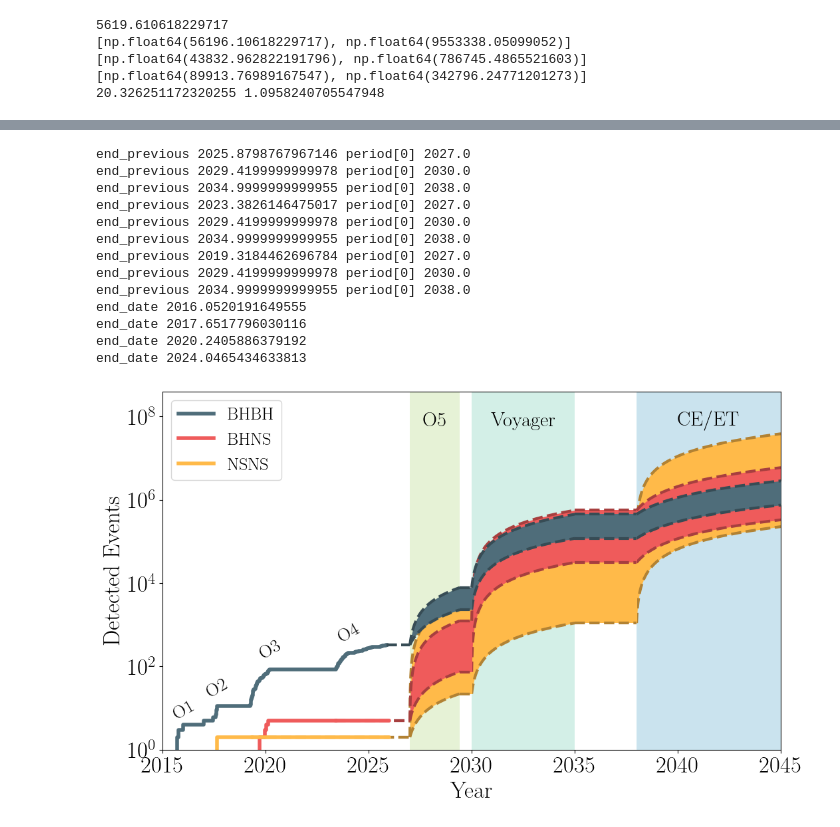
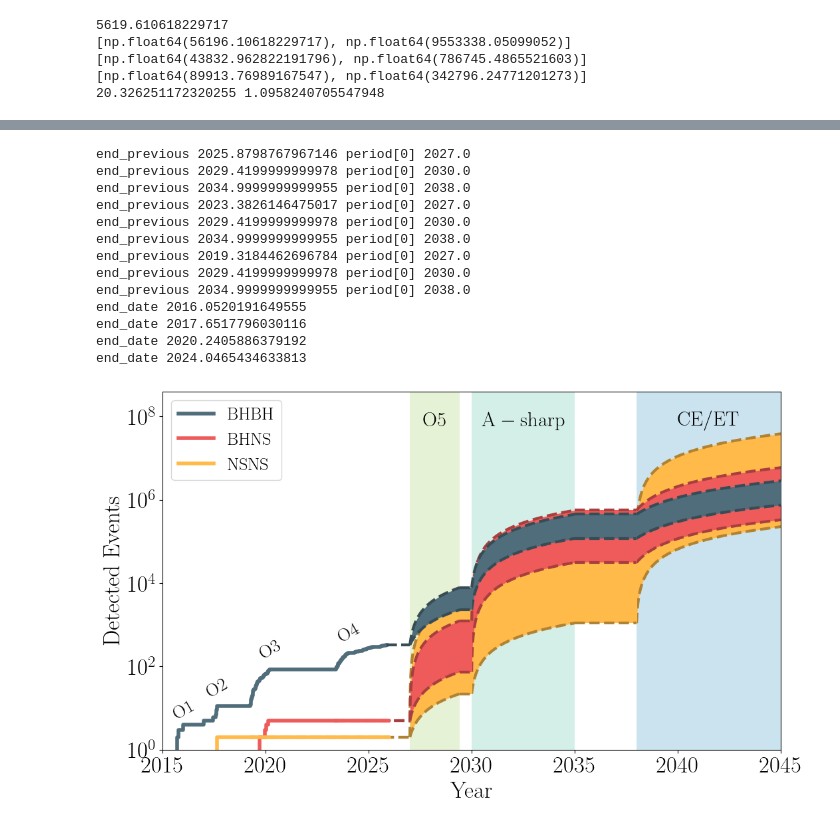
Before and after one commit to LiekeVanSon/ThesisFigures, a Jupyter notebook: SizeOfCatalogPlot_update2026.ipynb, the cells around one changed output, grey strips where cells are left out. Cells and saved outputs as stored; diff of their text form; code cells hidden in the pictures.

```diff
--- a/SizeOfCatalogPlot_update2026.ipynb
+++ b/SizeOfCatalogPlot_update2026.ipynb
@@ -530,6 +530,8 @@ for detector in ['O5', 'Voyager', 'ET']:
     # Change the label name shown for ET/CE network
     if detector == 'ET':
         detector = 'CE/ET'
+    if detector == 'Voyager':
+        detector = 'A-sharp'
 
     plt.text(GW_missions['mid_mission'][mis_i], 6e7, '$\mathrm{%s}$'%(detector),
              ha = 'center', fontsize = 22 )
@@ -537,32 +539,32 @@ for detector in ['O5', 'Voyager', 'ET']:
                      alpha = 0.25, zorder = 0, lw = 0.1 )
     # plt.fill_between(period, y1 = 3e7, y2 = 4e8, color = mission_colors[mis_i], alpha = 0.7)
 
 
 ##########################
 # Plotvalues
 plt.xlim(2015, 2045)
 plt.ylim(1e0, 4e8)
 plt.yscale('log')
 
 plt.xlabel('$\mathrm{Year}$')
 plt.ylabel('$\mathrm{Detected \ Events}$')
 plt.legend(loc = 'upper left', fontsize = 19)
 plt.savefig('SizeOfCatalogue_err.pdf', bbox_inches='tight', transparent=True)
 
 plt.show()
 # %% [output]
 end_previous 2025.8798767967146 period[0] 2027.0
 end_previous 2029.4199999999978 period[0] 2030.0
 end_previous 2034.9999999999955 period[0] 2038.0
 end_previous 2023.3826146475017 period[0] 2027.0
 end_previous 2029.4199999999978 period[0] 2030.0
 end_previous 2034.9999999999955 period[0] 2038.0
 end_previous 2019.3184462696784 period[0] 2027.0
 end_previous 2029.4199999999978 period[0] 2030.0
 end_previous 2034.9999999999955 period[0] 2038.0
 end_date 2016.0520191649555
 end_date 2017.6517796030116
 end_date 2020.2405886379192
 end_date 2024.0465434633813
-[figure, old version]
+[figure, new version]
 # %%
```
Also changed, not shown: parts of 1 cell of this notebook, 2 other files.
